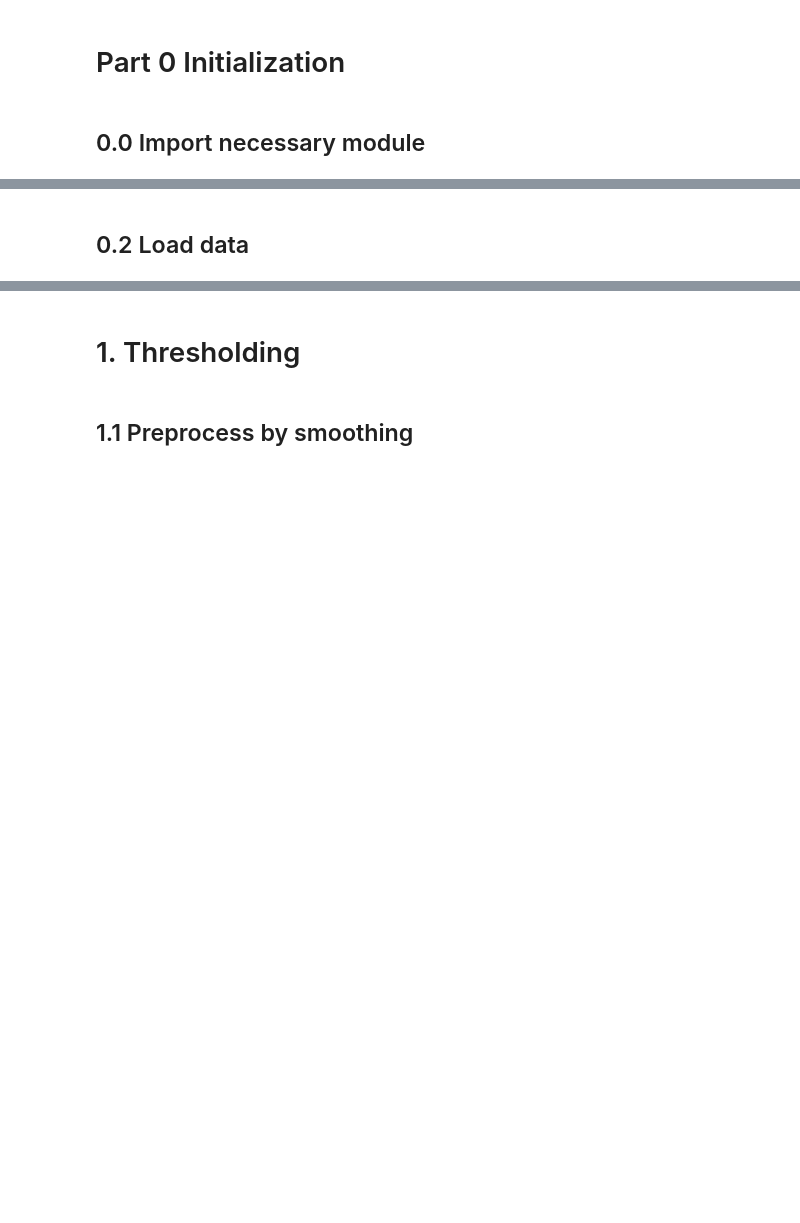
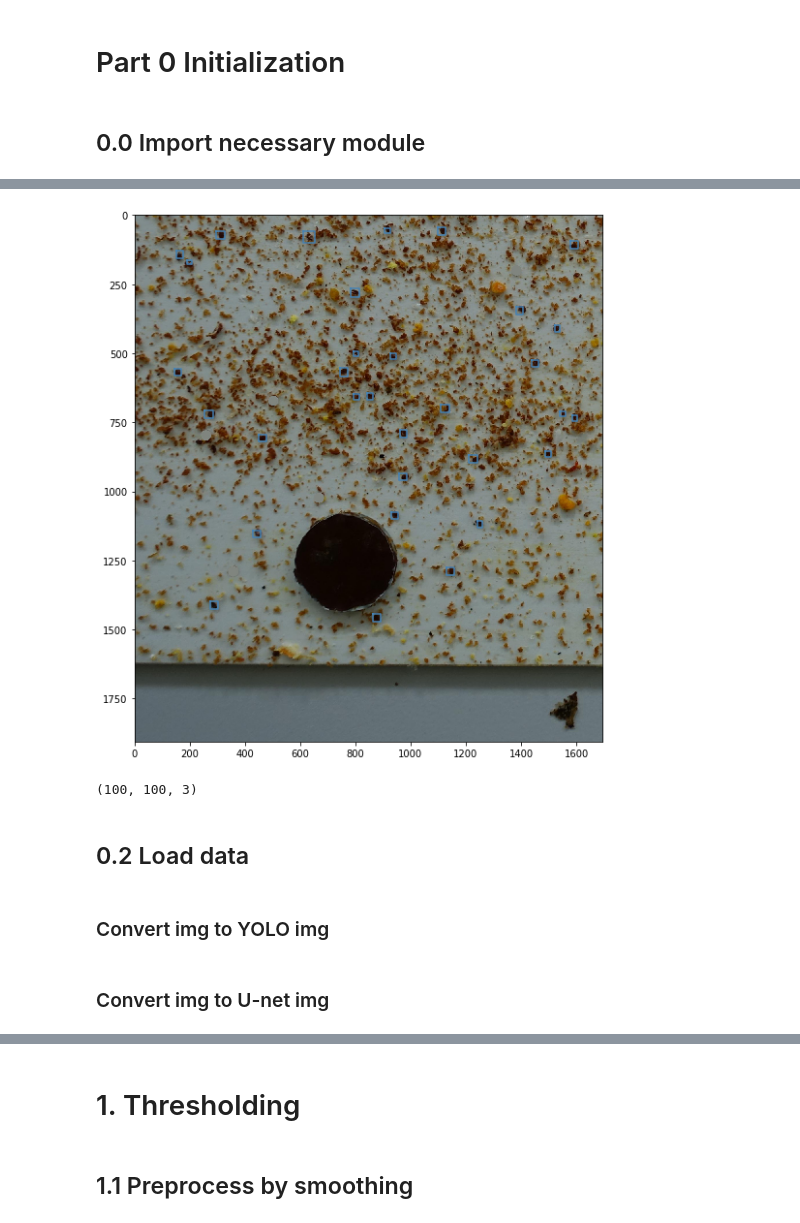
Before and after one commit to lchenbb/Image-Analysis-and-Pattern-Recognition, a Jupyter notebook: project/special_project.ipynb, the cells around one changed output, grey strips where cells are left out. Cells and saved outputs as stored; diff of their text form; code cells hidden in the pictures; blank space fills up the shorter version.

```diff
--- a/project/special_project.ipynb
+++ b/project/special_project.ipynb
@@ -39,3 +74,20 @@ from scipy.stats import norm
+# %%
+fig = plt.figure(figsize = (10, 10))
+
+ax = fig.add_subplot(111)
+
+
+ax.imshow(tmp)
+
+for window in tmp_labels:
+
+    plot_window(window , ax = ax)
+# %% [output]
+[figure, added]
+# %%
+result.shape
+# %% [output]
+(100, 100, 3)
 # %%
 import xml.etree.ElementTree as ET
 
@@ -81,0 +139,2 @@ for img_type in img_types:
+# %% [markdown]
+### Convert img to YOLO img
@@ -81,0 +190,2 @@ for img_type in img_types:
+# %% [markdown]
+### Convert img to U-net img
```
Also changed, not shown: parts of 139 cells of this notebook.
